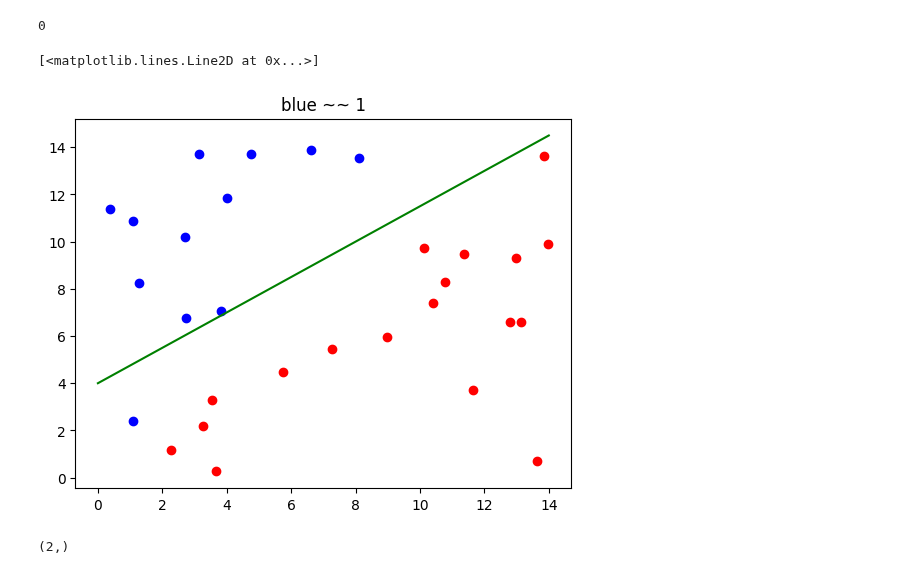
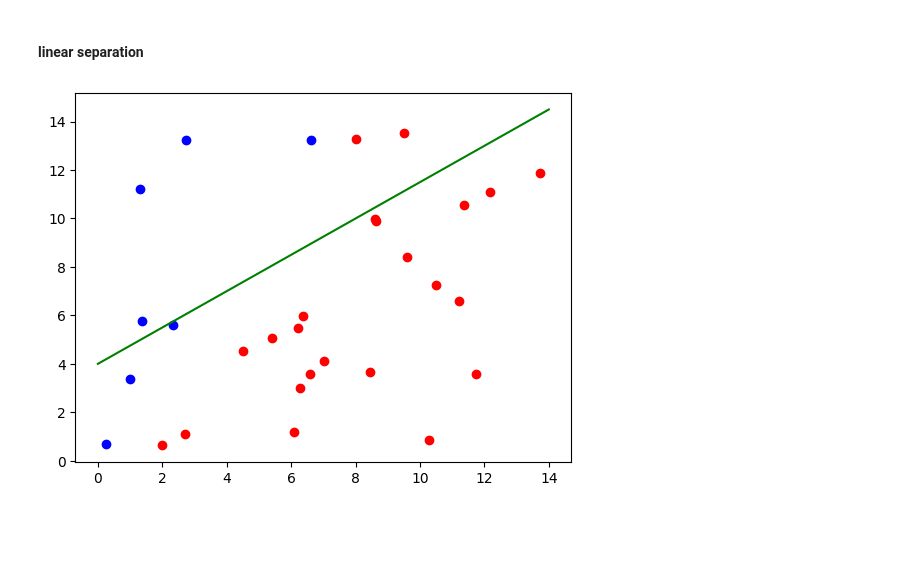
Before and after one commit to wz7475/neural-network-MLP-implementation, a Jupyter notebook: SLP.ipynb, the cells around one changed output. Drawn from its saved outputs; the diff is of its cells as text; code cells hidden in the pictures; blank space fills up the shorter version.

Commit message:
add biases and generalize plots

```diff
--- a/SLP.ipynb
+++ b/SLP.ipynb
@@ -57,12 +40,0 @@ plt.show()
-# %%
-
-# Create a perceptron and fit it to the training data
-p = Perceptron()
-p.fit(X, y)
-point = [5,6]
-# Make a prediction for a new point
-point = np.array(point)
-prediction = p.predict(point)
-print(prediction)  # Outputs 1
-# %% [output]
-0
@@ -74,18 +41,40 @@ predictions = [p.predict(point) for point in test_points]
 # %%
-for x, label in zip(test_points, predictions):
-    if label == 0:
-        plt.scatter(x[0], x[1], color='r')
-    else:
-        plt.scatter(x[0], x[1], color='b')
-# plt.scatter(point[0], point[1], color='y')
-plt.title("blue ~~ 1")
-x = np.linspace(0,14)
-y = 4+ .75*x
-plt.plot(x, y, color="g")
+def get_points_and_labels(amount, function_separator, x_range=14, y_range=14):
+    points = []
+    labels = []
+    for _ in range(amount):
+        x, y = uniform(0, x_range), uniform(0, y_range)
+        label = 1 if y > function_separator(x) else 0
+        points.append([x,y])
+        labels.append(label)
+    return np.array(points), np.array(labels)
+
+def plot_points_and_labels(points, labels):
+    for x, label in zip(points, labels):
+        if label == 0:
+            plt.scatter(x[0], x[1], color='r')
+        else:
+            plt.scatter(x[0], x[1], color='b')
+
+def plot_function(function):
+    x = np.linspace(0, 14)
+    y = function(x)
+    plt.plot(x, y, color="g")
-# %% [output]
-[<matplotlib.lines.Line2D at 0x...>]
-[figure, removed]
-# %%
-p.weights.shape
-# %% [output]
-(2,)
+# %% [markdown]
+#### linear separation
+# %%
+sep_fun = lambda x: 4 + .75 * x
+X, Y = get_points_and_labels(60, sep_fun)
+X_train, X_test, Y_train, Y_test = train_test_split(X, Y, test_size=0.5)
+p = Perceptron()
+p.fit(X_train, Y_train)
+
+predictions = []
+for point in X_test:
+    predictions.append(p.predict(point))
+plot_function(sep_fun)
+plot_points_and_labels(X_test, predictions)
+# point = [5,6]
+# Make a prediction for a new point
+# %% [output]
+[figure, added]
```
Also changed, not shown: parts of 6 cells of this notebook.
